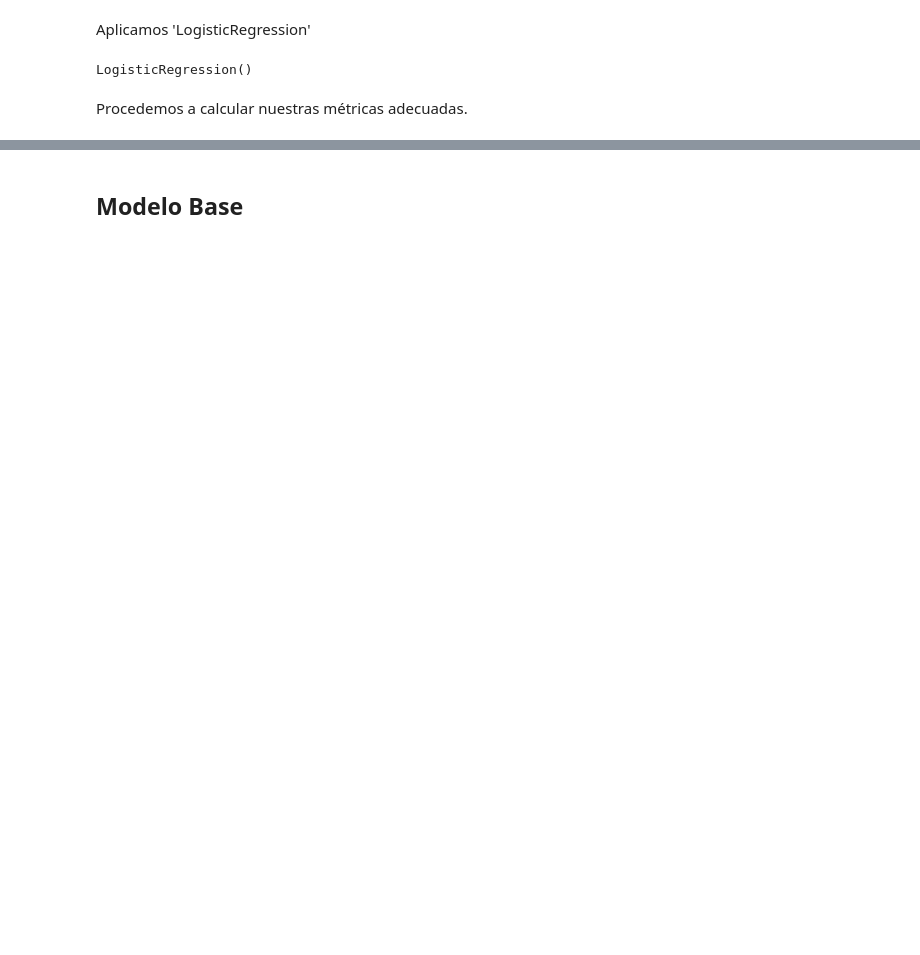
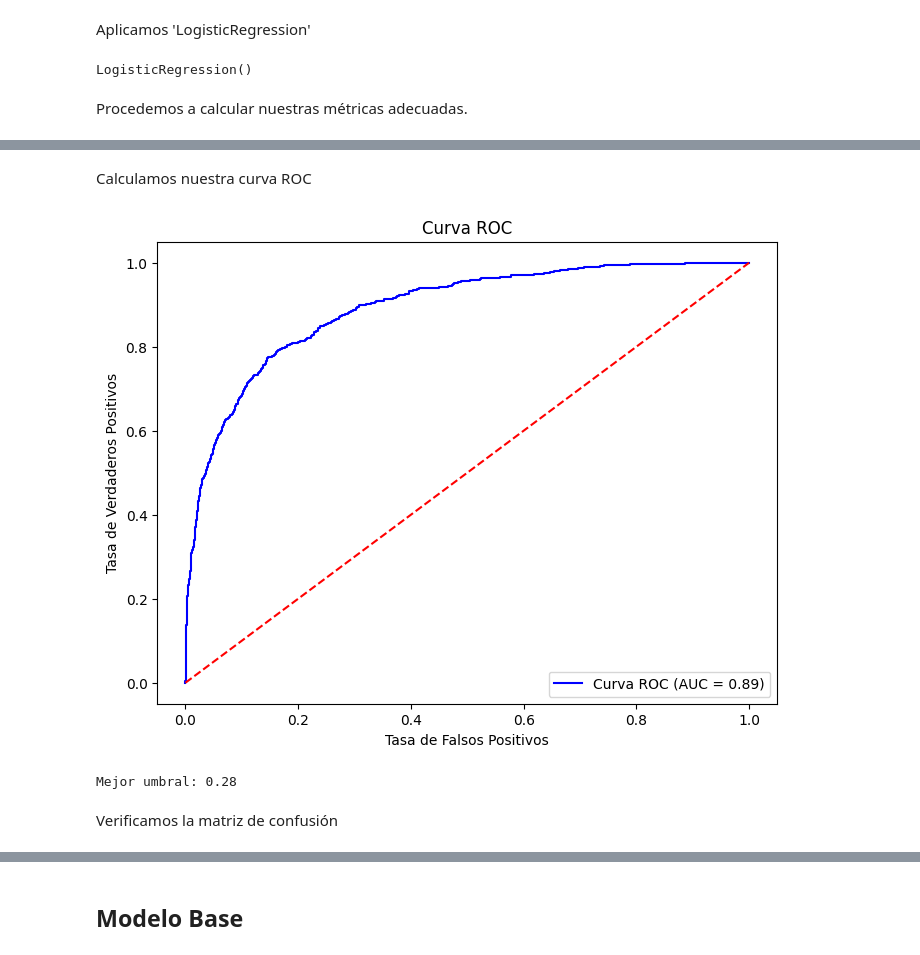
Before and after one commit to FrancoCalcia/AA1-TUIA-Calcia-Avecilla-TP2, a Jupyter notebook: TP-clasificacion-AA1.ipynb, the cells around one changed output, grey strips where cells are left out. Saved outputs shown, nothing was run; the diff lists cells and outputs as text; code cells hidden in the pictures; blank space fills up the shorter version.

```diff
--- a/TP-clasificacion-AA1.ipynb
+++ b/TP-clasificacion-AA1.ipynb
@@ -722,3 +728,29 @@ F1 Score: 0.65
+# %% [markdown]
+Calculamos nuestra curva ROC
+# %%
+# Cálculo de la curva ROC
+fpr, tpr, thresholds = roc_curve(y_test_scaled, y_pred_proba)
+roc_auc = roc_auc_score(y_test_scaled, y_pred_proba)
+
+# Graficar la curva ROC
+plt.figure(figsize=(8, 6))
+plt.plot(fpr, tpr, color='blue', label='Curva ROC (AUC = {:.2f})'.format(roc_auc))
+plt.plot([0, 1], [0, 1], color='red', linestyle='--')  # Línea diagonal
+plt.xlabel('Tasa de Falsos Positivos')
+plt.ylabel('Tasa de Verdaderos Positivos')
+plt.title('Curva ROC')
+plt.legend(loc='lower right')
+plt.show()
+
+# Encontrar el mejor umbral
+optimal_idx = np.argmax(tpr - fpr)
+optimal_threshold = thresholds[optimal_idx]
+print(f"Mejor umbral: {optimal_threshold:.2f}")
+# %% [output]
+[figure, added]
+Mejor umbral: 0.28
+# %% [markdown]
+Verificamos la matriz de confusión
 # %%
 # Matriz de confusión
 conf_matrix = confusion_matrix(y_test_scaled, y_pred)
```
Also changed, not shown: parts of 51 cells of this notebook.
